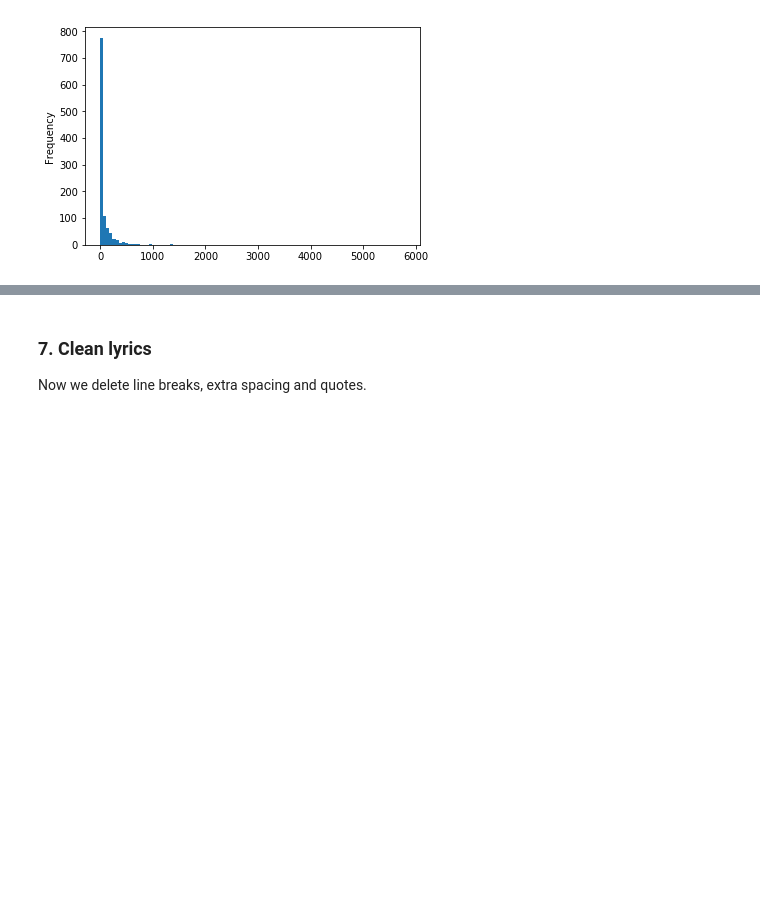
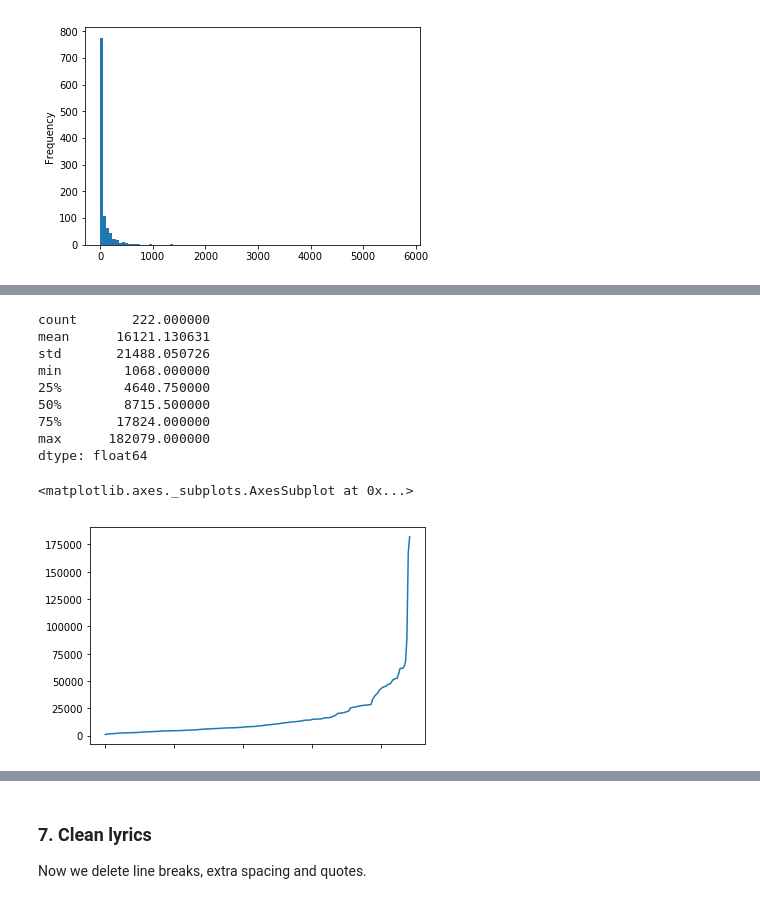
Before and after one commit to Hohenheimsenberg/LyricAnalyzer, a Jupyter notebook: 1.Dataset_Preparation.ipynb, the cells around one changed output, grey strips where cells are left out. Saved outputs shown, nothing was run; the diff lists cells and outputs as text; code cells hidden in the pictures; blank space fills up the shorter version.

```diff
--- a/1.Dataset_Preparation.ipynb
+++ b/1.Dataset_Preparation.ipynb
@@ -246,0 +273,10 @@ final_df
+# %%
+import pandas as pd
+
+lyrics = pd.read_csv('../dataset/Lyrics.csv', index_col=['Band','Song']).dropna()
+genres = pd.read_csv('../dataset/artists_final_ohe.csv', index_col=['Band'])
+df = pd.merge(lyrics, genres, on=['Band'])
+
+genres = df.groupby(['Band']).sum().reset_index(drop=True).sum()
+print(genres.describe())
+genres.sort_values().plot()
@@ -246,0 +320,44 @@ final_df
+# %%
+import random
+
+genres = df.groupby(['Band']).sum().reset_index(drop=True).sum()
+big_genres = set()
+for index,genre_sum in genres.iteritems():
+    if(genre_sum > 25000):
+        big_genres.add(index)
+
+new_list = list()
+for index,row in df.iterrows():
+    expand = True
+    for big_genre in big_genres:
+        if(df[big_genre].iloc[index] == 1):
+            expand = False
+    if(expand):
+        newRow = row.to_dict()
+        ly = newRow['Lyrics'].split('\r\r\n\r\r\n')
+        random.shuffle(ly, random.random)
+        newLy = ''
+        for paragraph in ly:
+            newLy += paragraph + "\r\r\n\r\r\n"
+        newRow['Lyrics'] = newLy
+        new_list.append(newRow)
+new_df = pd.DataFrame(new_list, columns=df.columns)
+df = df.append(new_df)
+df.reset_index(drop=True, inplace=True)
+df.to_csv('../dataset/Lyrics.csv', index=False)
+# %%
+genres = df.groupby(['Band']).sum().reset_index(drop=True).sum()
+print(genres.describe())
+genres.sort_values().plot()
+# %% [output]
+count       222.000000
+mean      16121.130631
+std       21488.050726
+min        1068.000000
+25%        4640.750000
+50%        8715.500000
+75%       17824.000000
+max      182079.000000
+dtype: float64
+<matplotlib.axes._subplots.AxesSubplot at 0x...>
+[figure, added]
```
Also changed, not shown: parts of 22 cells of this notebook, 4 other files.
